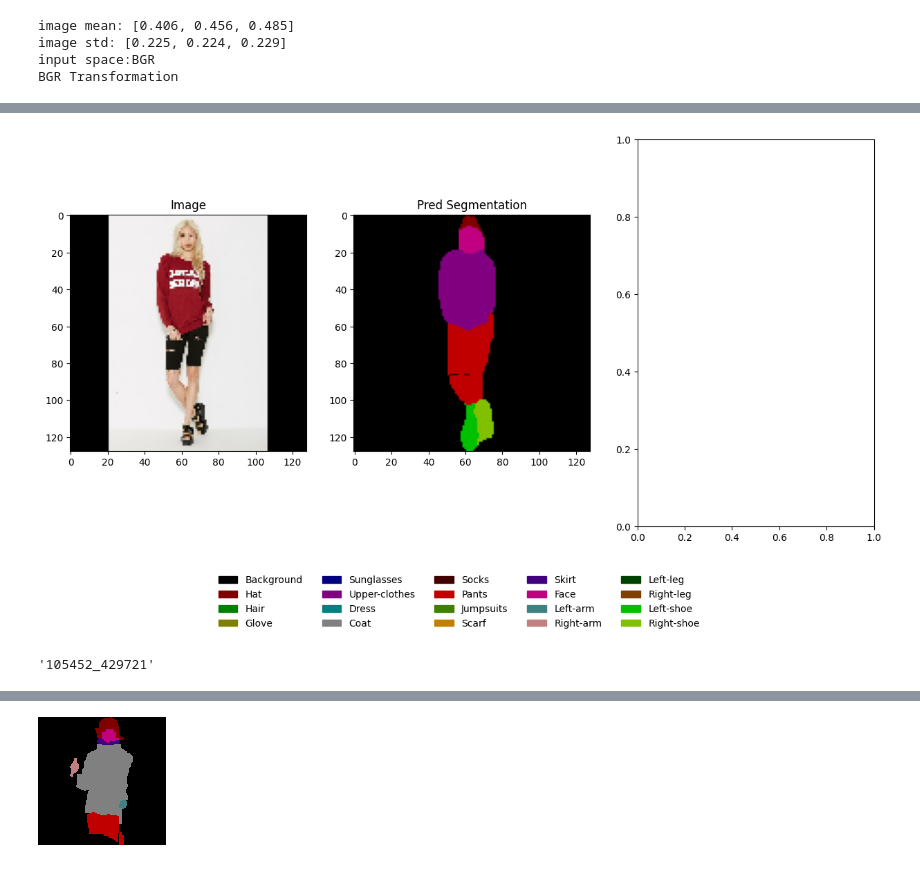
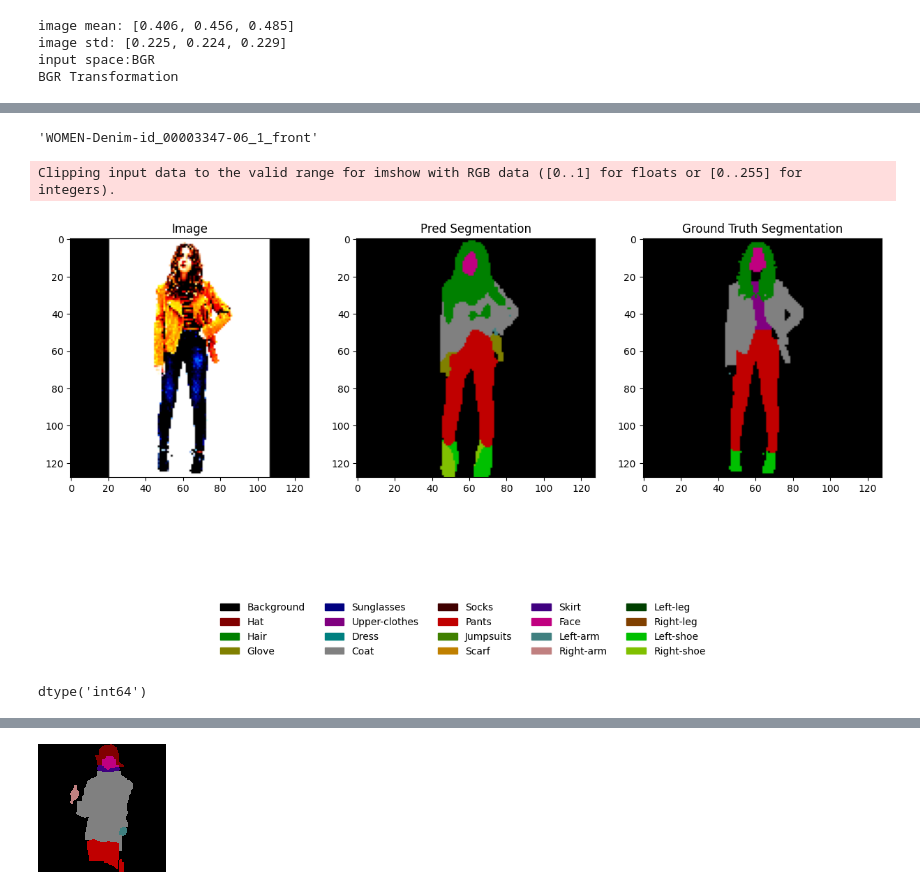
Before and after one commit to JelinR/Self-Correction-Human-Parsing, a Jupyter notebook: rough_work.ipynb, the cells around one changed output, grey strips where cells are left out. Cells and saved outputs as stored; diff of their text form; code cells hidden in the pictures.

```diff
--- a/rough_work.ipynb
+++ b/rough_work.ipynb
@@ -827,0 +1166,7 @@ schp_fusion_conv
+# %%
+max_old = max(mapping.keys())
+lookup = np.arange(max_old+1)
+for k, v in mapping.items():
+    lookup[k] = v
+
+lookup
@@ -837,12 +1187,14 @@ schp_fusion_conv
 arch = "resnet101"
 model_restore = 'log/schp_stand/schp_8_checkpoint.pth.tar'
 
+do_mapping = True
+
 num_classes = 20
 im_name = None
 # im_name = "241_190379"
-good_imgs = ["105452_429721"]
+#good_imgs = ["105452_429721"]
 # im_name = "105452_429721"
-im_name = "11"
+# im_name = "11"
 
 
 save_results_path = "imgs/"
@@ -852,6 +1220,7 @@ os.makedirs(save_results_path, exist_ok=True)
 # %%
 import networks
 import torchvision.transforms as transforms
+import torch
 
 model = networks.init_model(arch, num_classes=num_classes, pretrained=None)   #Initialize A-CE2P model (not pretrained)
 state_dict = torch.load(model_restore)['state_dict']       #Loads pretrained weights
@@ -873,8 +1242,8 @@ if INPUT_SPACE == 'BGR':
     print('BGR Transformation')
     transform = transforms.Compose([
         transforms.ToTensor(),
-        # transforms.Normalize(mean=IMAGE_MEAN,
-        #                         std=IMAGE_STD),
+        transforms.Normalize(mean=IMAGE_MEAN,
+                                std=IMAGE_STD),
 
     ])
 # %% [output]
@@ -890,8 +1259,8 @@ import torch
 
 input_size = [128, 128]
 
-data_dir = "./data/LIP"
-# data_dir = "./data/Custom"
+#data_dir = "./data/LIP"
+data_dir = "./data/DeepFashion_Multi/DeepFashion_LIP"
 
 lip_test_dataset = LIPDataValSet(data_dir, 'val',
                                  crop_size=input_size,
@@ -1007,45 +1378,57 @@ def resize_with_padding(im, desired_size=128):
     new_im.paste(im_resized, paste_position)
 
     return new_im
+# %%
+im_name
+# %% [output]
+'WOMEN-Denim-id_00003347-06_1_front'
 # %%
 import numpy as np
 import matplotlib.pyplot as plt
 import math
 
 # --- your figure ---
 fig, ax = plt.subplots(1, 3, figsize=(15, 8))
 
 ax[0].imshow(image[0][0].permute([1, 2, 0]).numpy()[:, :, ::-1])
 ax[1].imshow(pars_im)
 
 ax[0].set_title("Image")
 ax[1].set_title("Pred Segmentation")
 
 #Get Ground truth
-# val_seg_dir = "data/LIP/val_segmentations"
-# gt_seg_path = os.path.join(val_seg_dir, f"{im_name}.png")
-# gt_seg_im = PILImage.open(gt_seg_path)
-# gt_seg_im.putpalette(palette)
-# gt_seg_im = resize_with_padding(gt_seg_im)
+val_seg_dir = os.path.join(data_dir, "val_segmentations")
+gt_seg_path = os.path.join(val_seg_dir, f"{im_name}.png")
+if not os.path.exists(gt_seg_path):
+    gt_seg_path = os.path.join(val_seg_dir, f"{im_name}_segm.png")
 
-# ax[2].imshow(gt_seg_im)
-# ax[2].set_title("Ground Truth Segmentation")
+gt_seg = np.array(PILImage.open(gt_seg_path))
+if do_mapping:
+    gt_seg = mapping_lookup[gt_seg]
+
+gt_seg_im = PILImage.fromarray(gt_seg.astype("uint8"))
+gt_seg_im.putpalette(palette)
+gt_seg_im = resize_with_padding(gt_seg_im)
+
+ax[2].imshow(gt_seg_im)
+ax[2].set_title("Ground Truth Segmentation")
 
 
 #Plotting Legend
 ncol = math.ceil(num_classes / 4)  # 3 rows
 fig.legend(handles=patches,
            loc="lower center",
            ncol=ncol,
            frameon=False,
            bbox_to_anchor=(0.5, -0.02))  # push a bit below the axes
 
 # leave space for the legend
 plt.subplots_adjust(bottom=0.18)
 plt.show()
 # %% [output]
+Clipping input data to the valid range for imshow with RGB data ([0..1] for floats or [0..255] for integers).
-[figure, old version]
+[figure, new version]
 # %%
-im_name
+gt_seg.dtype
 # %% [output]
-'105452_429721'
+dtype('int64')
```
Also changed, not shown: parts of 54 cells of this notebook, 17 other files.
